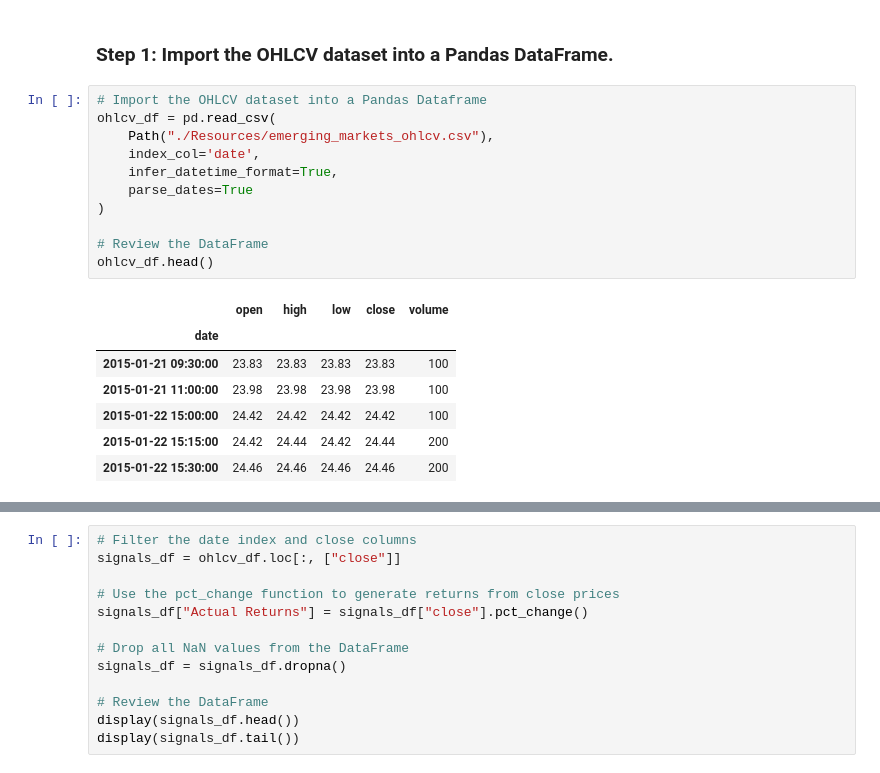
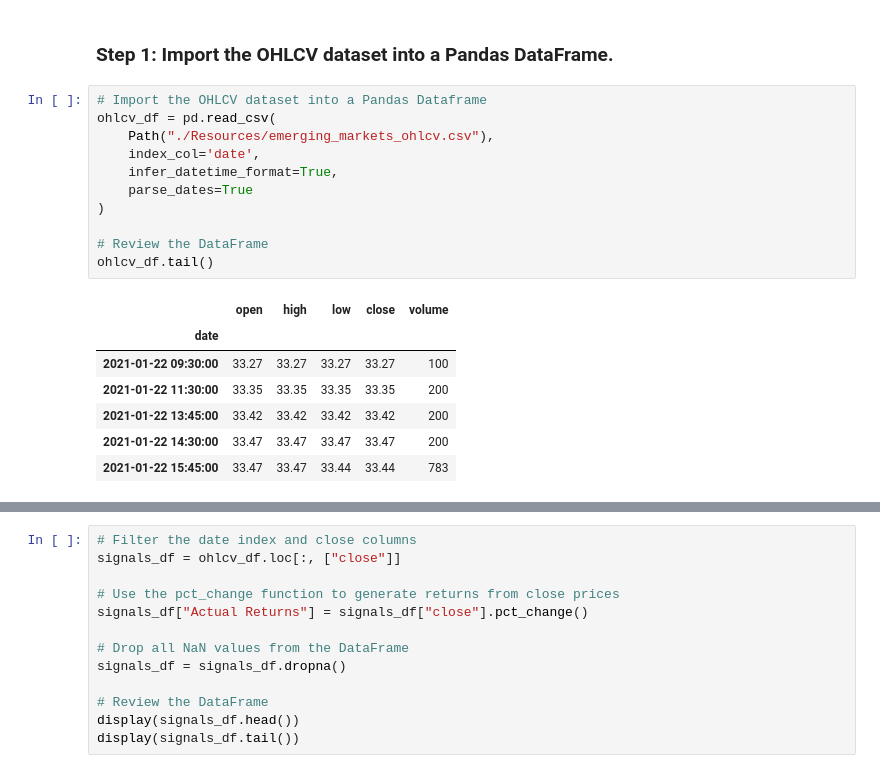
Before and after one commit to reneewwh/week_14-Algorithmic-Trading, a Jupyter notebook: Starter_Code/machine_learning_trading_bot.ipynb, the cells around one changed output, grey strips where cells are left out. Saved outputs shown, nothing was run; the diff lists cells and outputs as text.

```diff
--- a/Starter_Code/machine_learning_trading_bot.ipynb
+++ b/Starter_Code/machine_learning_trading_bot.ipynb
@@ -91,19 +88,19 @@ Open the Jupyter notebook. Restart the kernel, run the provided cells that corre
 # %%
 # Import the OHLCV dataset into a Pandas Dataframe
 ohlcv_df = pd.read_csv(
     Path("./Resources/emerging_markets_ohlcv.csv"),
     index_col='date',
     infer_datetime_format=True,
     parse_dates=True
 )
 
 # Review the DataFrame
-ohlcv_df.head()
+ohlcv_df.tail()
 # %% [output]
 |  | open | high | low | close | volume |
 | date |  |  |  |  |  |
-| 2015-01-21 09:30:00 | 23.83 | 23.83 | 23.83 | 23.83 | 100 |
-| 2015-01-21 11:00:00 | 23.98 | 23.98 | 23.98 | 23.98 | 100 |
-| 2015-01-22 15:00:00 | 24.42 | 24.42 | 24.42 | 24.42 | 100 |
-| 2015-01-22 15:15:00 | 24.42 | 24.44 | 24.42 | 24.44 | 200 |
-| 2015-01-22 15:30:00 | 24.46 | 24.46 | 24.46 | 24.46 | 200 |
+| 2021-01-22 09:30:00 | 33.27 | 33.27 | 33.27 | 33.27 | 100 |
+| 2021-01-22 11:30:00 | 33.35 | 33.35 | 33.35 | 33.35 | 200 |
+| 2021-01-22 13:45:00 | 33.42 | 33.42 | 33.42 | 33.42 | 200 |
+| 2021-01-22 14:30:00 | 33.47 | 33.47 | 33.47 | 33.47 | 200 |
+| 2021-01-22 15:45:00 | 33.47 | 33.47 | 33.44 | 33.44 | 783 |
```
Also changed, not shown: parts of 5 cells of this notebook, 10 other files.
